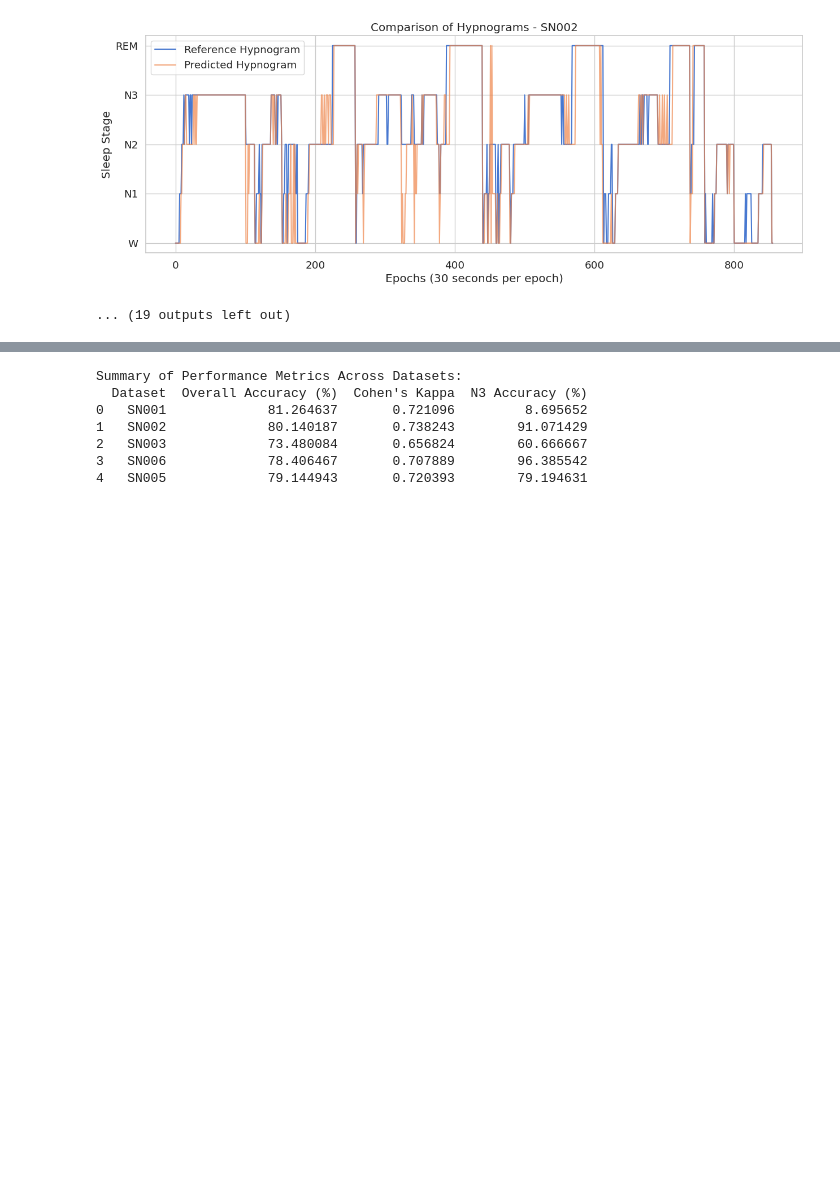
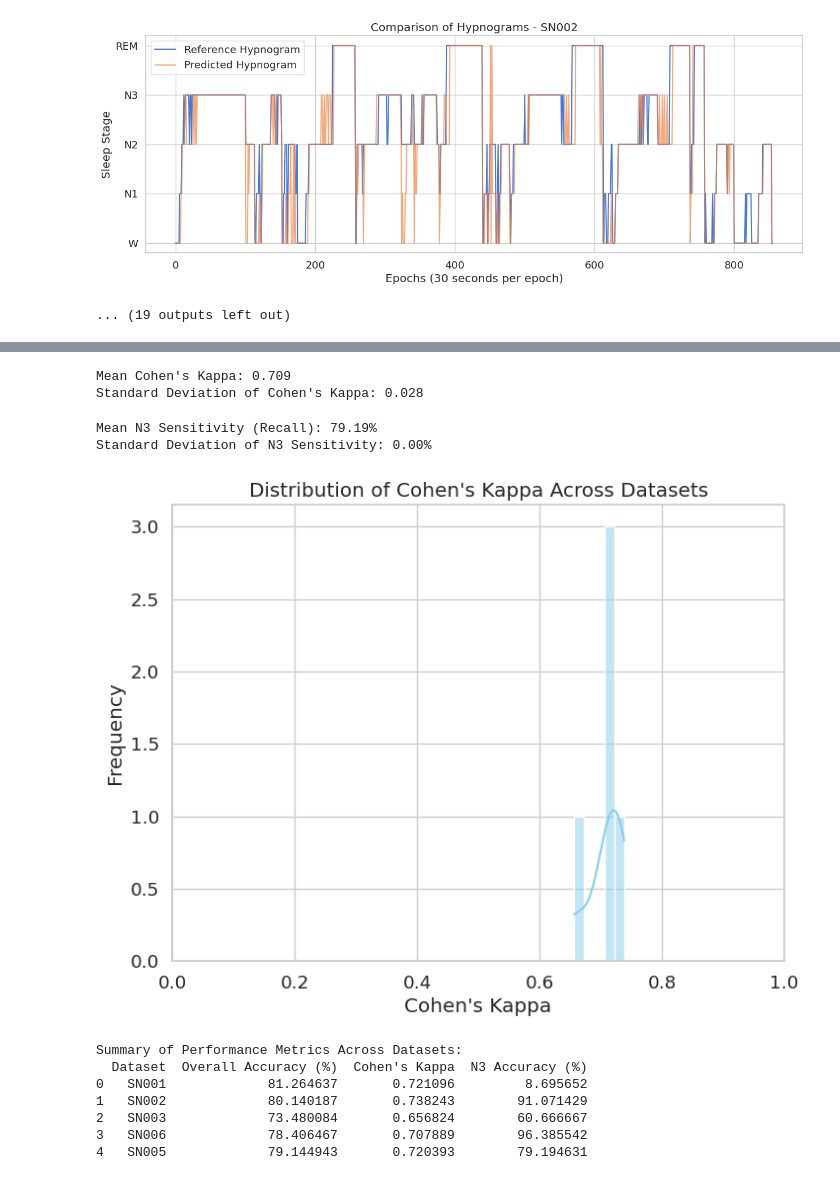
Before and after one commit to aylinavch/BCI_UNL_AllisonPeterson_course, a Jupyter notebook: final_course_project/testing_silly_things/test_stats.ipynb, the cells around one changed output, grey strips where cells are left out. Cells and saved outputs as stored; diff of their text form; code cells hidden in the pictures; blank space fills up the shorter version.

```diff
--- a/final_course_project/testing_silly_things/test_stats.ipynb
+++ b/final_course_project/testing_silly_things/test_stats.ipynb
@@ -281,10 +338,14 @@ Cohen's Kappa: 0.738
 [figure]
 ... (19 outputs left out)
 # %%
-# Initialize lists to collect overall metrics
+# List of dataset identifiers
+#datasets = ['SN001', 'SN002', 'SN003', 'SN006', 'SN005']
+
+# Initialize lists to collect overall metrics and confidence intervals
 accuracies = []
 n3_accuracies = []
 kappas = []
+kappa_cis = []
 dataset_names = []
 
 # Loop over each dataset
@@ -310,12 +371,27 @@ for dataset in datasets:
     # Predict sleep stages using YASA
     hypno_pred_int = predict_sleep_stages(raw)
 
+    # Align the lengths
+    len_ref = len(hypno_ref)
+    len_pred = len(hypno_pred_int)
+
+    if len_pred > len_ref:
+        hypno_pred_int = hypno_pred_int[:len_ref]
+    elif len_ref > len_pred:
+        hypno_ref = hypno_ref[:len_pred]
+
     # Perform the analysis and collect metrics
-    accuracy, kappa, n3_accuracy = perform_analysis(hypno_ref, hypno_pred_int, dataset_name=dataset)
+    accuracy, kappa, n3_accuracy, conf_mat, labels = perform_analysis(hypno_ref, hypno_pred_int, dataset_name=dataset)
 
+
+    # Calculate Cohen's Kappa with confidence intervals
+    kappa, kappa_ci = kappa_with_confidence(hypno_ref, hypno_pred_int)
+
+    # Append metrics to lists
     accuracies.append(accuracy)
     n3_accuracies.append(n3_accuracy)
     kappas.append(kappa)
+    kappa_cis.append(kappa_ci)
     dataset_names.append(dataset)
 # %% [output]
 Extracting EDF parameters from /home/santiago/Desktop/BCI_UNL_AllisonPeterson_course-main/final_course_project/data/SN001.edf...
@@ -384,3 +616,32 @@ Cohen's Kappa: 0.738
+# %%
+mean_kappa = np.mean(kappas)
+std_kappa = np.std(kappas)
+
+print(f"Mean Cohen's Kappa: {mean_kappa:.3f}")
+print(f"Standard Deviation of Cohen's Kappa: {std_kappa:.3f}")
+# %% [output]
+Mean Cohen's Kappa: 0.709
+Standard Deviation of Cohen's Kappa: 0.028
+# %%
+mean_n3_sensitivity = np.mean([calculate_n3_statistics(confusion_matrix(hypno_ref, hypno_pred_int, labels=[0,1,2,3,4]), ['W', 'N1', 'N2', 'N3', 'REM'])['Sensitivity (Recall)'] for hypno_ref, hypno_pred_int in zip([hypno_ref], [hypno_pred_int])])
+std_n3_sensitivity = np.std([calculate_n3_statistics(confusion_matrix(hypno_ref, hypno_pred_int, labels=[0,1,2,3,4]), ['W', 'N1', 'N2', 'N3', 'REM'])['Sensitivity (Recall)'] for hypno_ref, hypno_pred_int in zip([hypno_ref], [hypno_pred_int])])
+
+print(f"Mean N3 Sensitivity (Recall): {mean_n3_sensitivity * 100:.2f}%")
+print(f"Standard Deviation of N3 Sensitivity: {std_n3_sensitivity * 100:.2f}%")
+# %% [output]
+Mean N3 Sensitivity (Recall): 79.19%
+Standard Deviation of N3 Sensitivity: 0.00%
+# %%
+plt.figure(figsize=(8, 6))
+sns.histplot(kappas, bins=5, kde=True, color='skyblue')
+plt.title("Distribution of Cohen's Kappa Across Datasets")
+plt.xlabel("Cohen's Kappa")
+plt.ylabel("Frequency")
+plt.xlim(0, 1)
+plt.grid(True)
+plt.show()
+# %% [output]
+[figure, added]
 # %%
 # Create a DataFrame to display the summary
 summary_df = pd.DataFrame({
```
Also changed, not shown: parts of 5 cells of this notebook.
